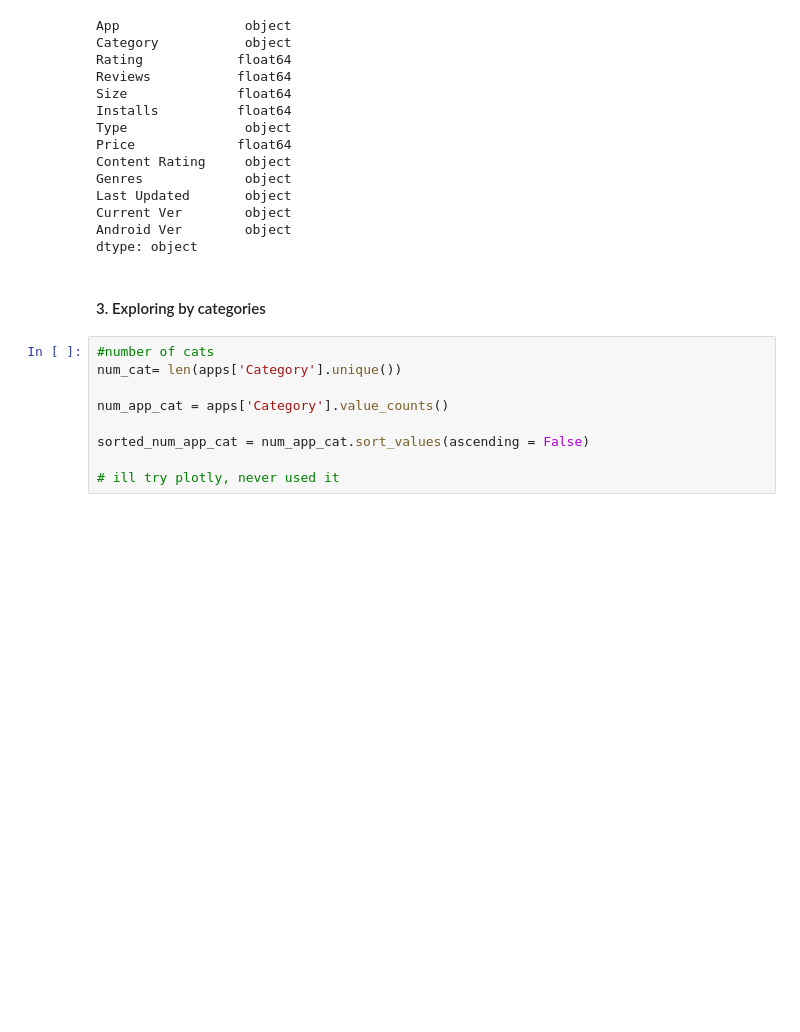
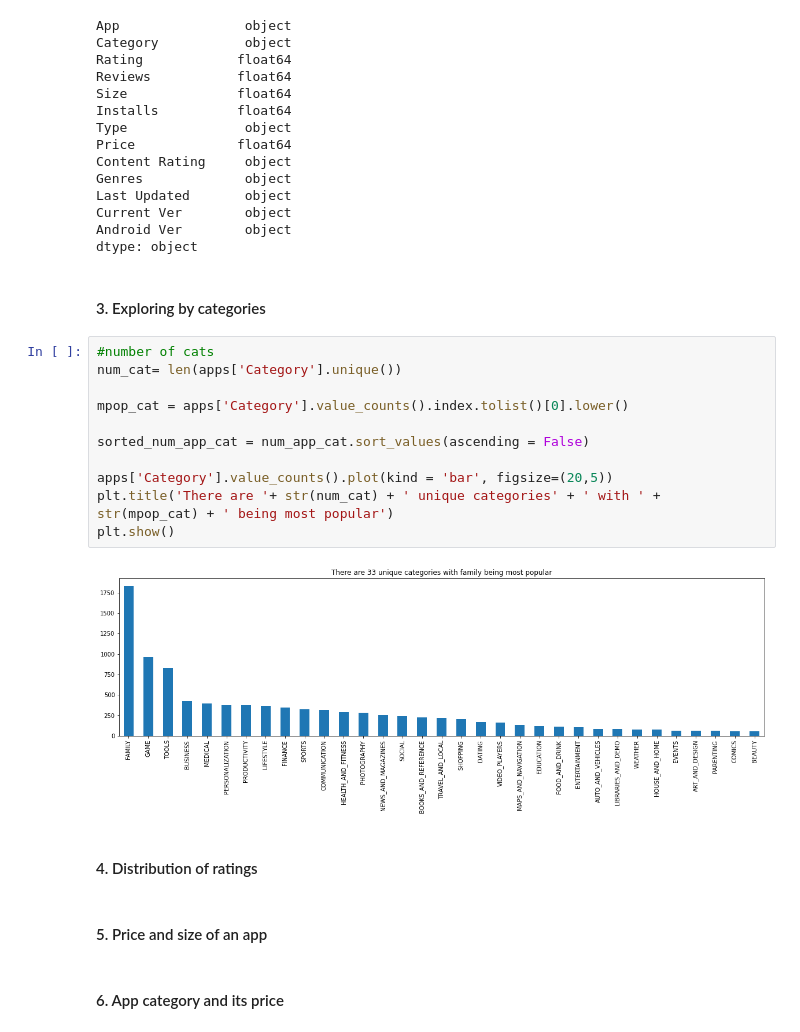
Before and after one commit to maxbranting/Google-Play, a Jupyter notebook: notebook.ipynb, the cells around one changed output. Cells and saved outputs as stored; diff of their text form; blank space fills up the shorter version.

Commit message:
started plotting

```diff
--- a/notebook.ipynb
+++ b/notebook.ipynb
@@ -235,9 +235,19 @@ dtype: object
 # %%
 #number of cats
 num_cat= len(apps['Category'].unique())
 
-num_app_cat = apps['Category'].value_counts()
+mpop_cat = apps['Category'].value_counts().index.tolist()[0].lower()
 
 sorted_num_app_cat = num_app_cat.sort_values(ascending = False)
 
-# ill try plotly, never used it
+apps['Category'].value_counts().plot(kind = 'bar', figsize=(20,5))
+plt.title('There are '+ str(num_cat) + ' unique categories' + ' with ' + str(mpop_cat) + ' being most popular')
+plt.show()
+# %% [output]
+[figure, added]
+# %% [markdown]
+#### 4. Distribution of ratings
+# %% [markdown]
+#### 5. Price and size of an app
+# %% [markdown]
+#### 6. App category and its price
```
Also changed, not shown: parts of 3 cells of this notebook.
